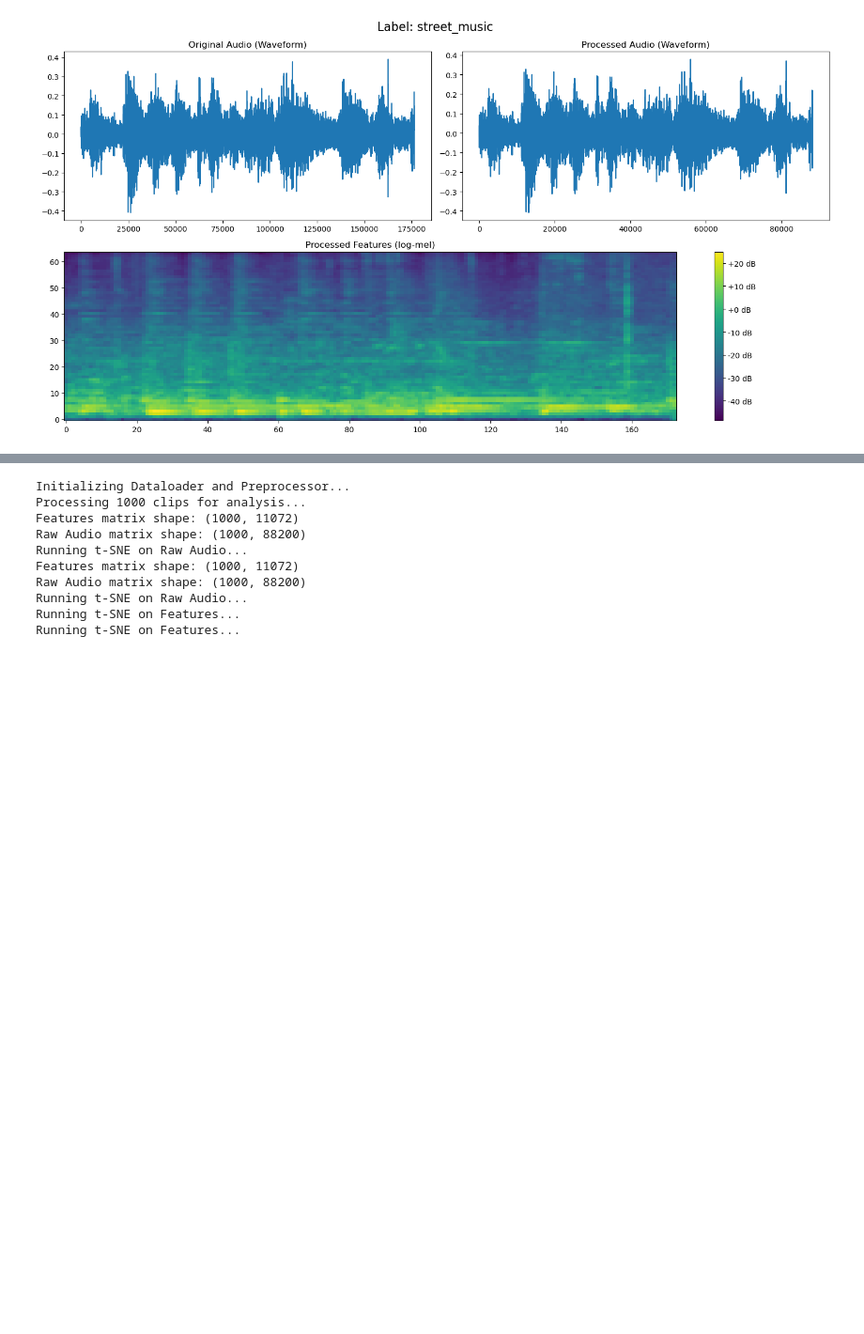
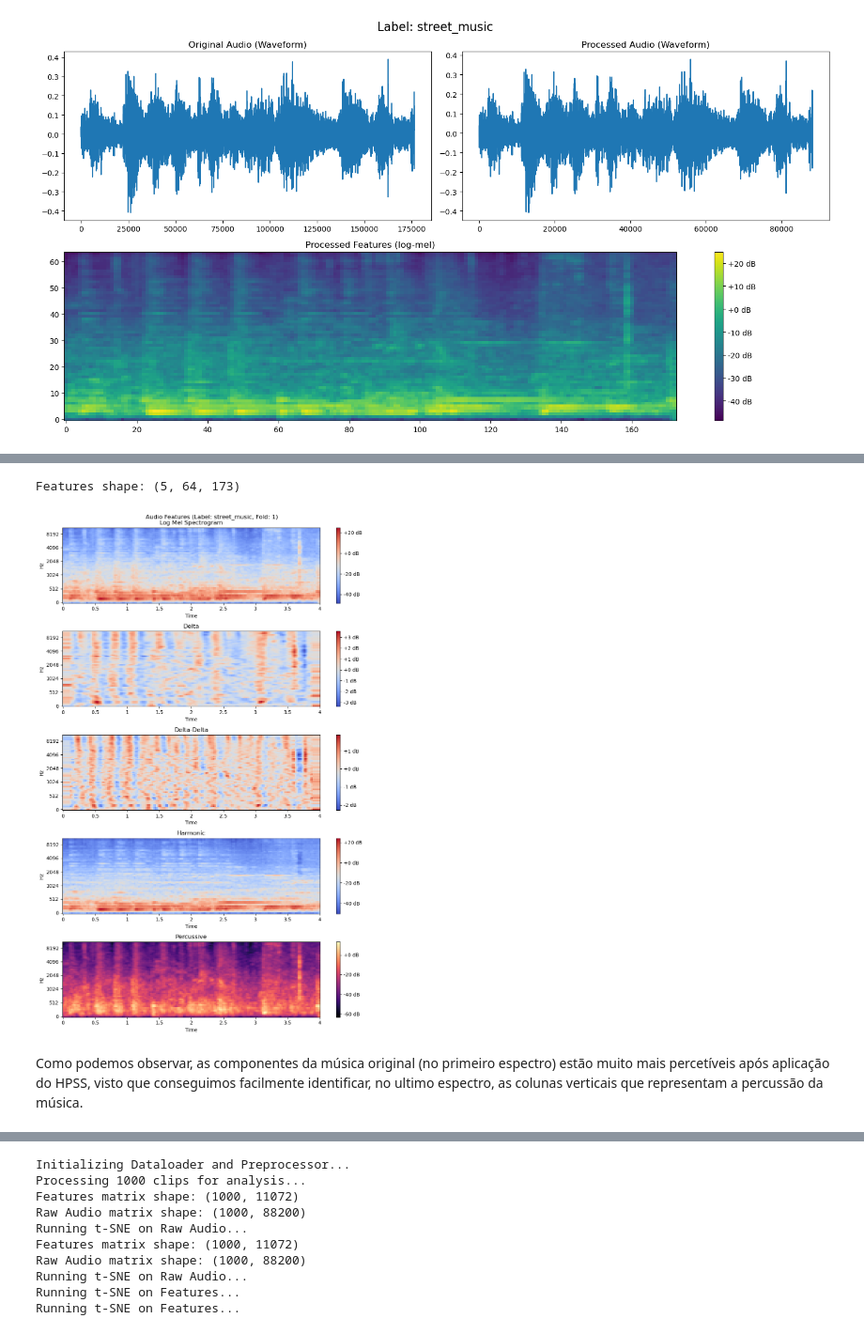
Before and after one commit to damaral31/deep-learning-urban-sound-data, a Jupyter notebook: preprocessing_benchmark.ipynb, the cells around one changed output, grey strips where cells are left out. Shown at 94% size. Saved outputs shown, nothing was run; the diff lists cells and outputs as text; code cells hidden in the pictures; blank space fills up the shorter version.

Commit message:
Update preprocessing benchmark

```diff
--- a/preprocessing_benchmark.ipynb
+++ b/preprocessing_benchmark.ipynb
@@ -17,13 +22,12 @@ from soundata import initialize
 from dataloader import Dataloader
 
 # Inicializa o preprocessador de áudio com os parâmetros default
-preprocessor = AudioPreprocessor(sample_rate=22050, to_mono=True, extraction_method='log-mel')
+preprocessor = AudioPreprocessor(sample_rate=22050, to_mono=True)
 
 
-# Inicializa o dataset UrbanSound8K
+# Inicializa o dataloader sem preprocessamento (para podermos aplicar manualmente)
 # NOTA: Alterar para o caminho do dataset na sua máquina
-dataset_path = r"E:\deep-learning-urban-sound-data\urbansound8k"
-dataset = initialize("urbansound8k", data_home=dataset_path)
+dataset_path = r"E:\deep-learning-urban-sound-data\datasets"
 dl = Dataloader(dataset_path)
 # %% [markdown]
 Escolhamos então um áudio para comparar. Usamos abaixo um com label `gun_shot` para garantir que o Zero Padding é aplicado.
@@ -95 +103,14 @@ Extracted features shape: (64, 173)
+# %%
+dl = Dataloader(dataset_path, preprocessing=AudioPreprocessor(sample_rate=22050, to_mono=True))
+street_music_example_id = 18
+features, fold, class_id = dl[street_music_example_id]
+print(f"Features shape: {features.shape}")
+
+label = dl.get_label_mapping()[class_id]
+dl.preprocessing.plot_all_channels(features, fold, label)
+# %% [output]
+Features shape: (5, 64, 173)
+[figure, added]
+# %% [markdown]
+Como podemos observar, as componentes da música original (no primeiro espectro) estão muito mais percetíveis após aplicação do HPSS, visto que conseguimos facilmente identificar, no ultimo espectro, as colunas verticais que representam a percussão da música.
 # %% [markdown]
```
Also changed, not shown: parts of 5 cells of this notebook, 1 other file.
